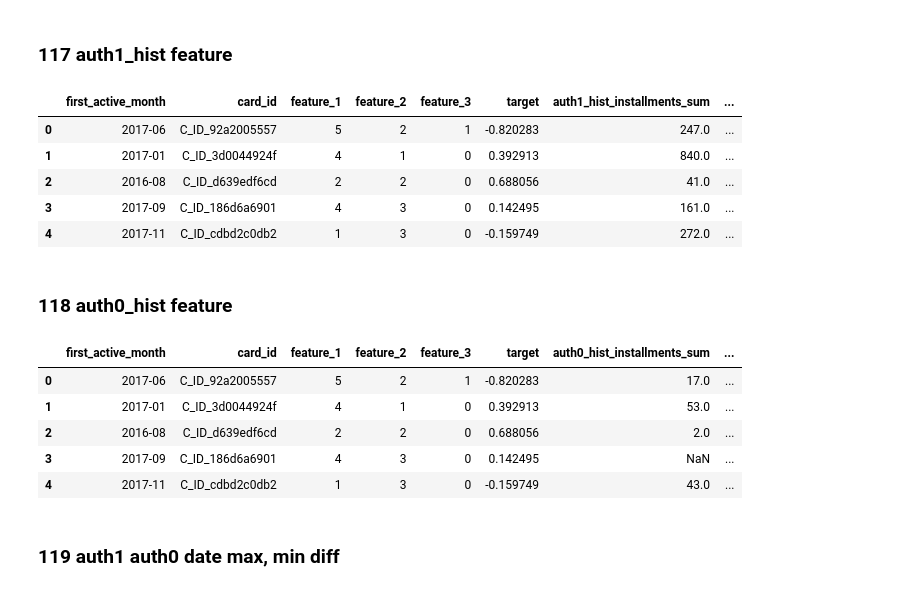
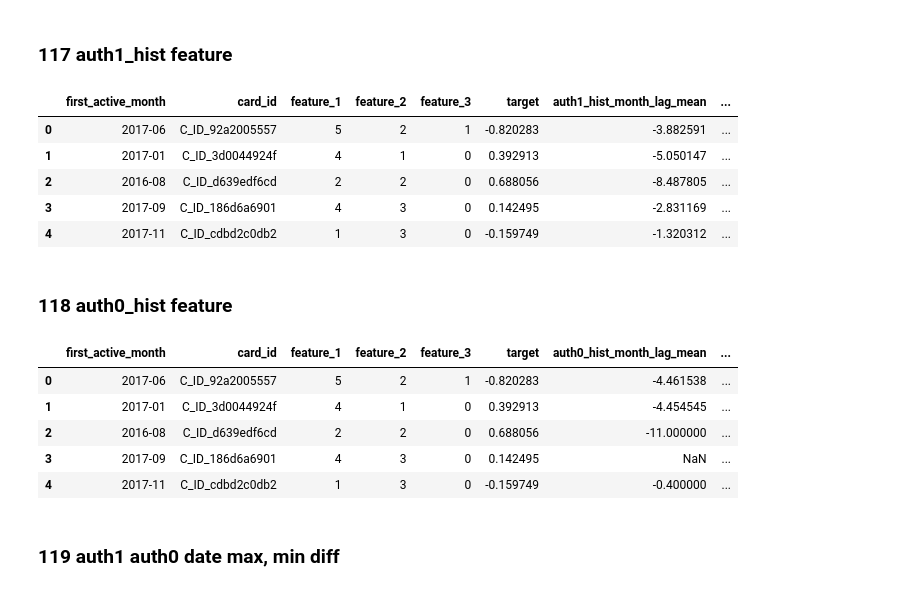
Before and after one commit to Chestnut1999/Elo-Recommendation-23place, a Jupyter notebook: jpy/152_elo_fe_cleansing_amount_install.ipynb, the cells around one changed output. Cells and saved outputs as stored; diff of their text form; code cells hidden in the pictures.

```diff
--- a/jpy/152_elo_fe_cleansing_amount_install.ipynb
+++ b/jpy/152_elo_fe_cleansing_amount_install.ipynb
@@ -83,47 +81,47 @@ SystemExit:
 # %%
 df_train = utils.read_df_pkl('../input/train0*')
 df_test = utils.read_df_pkl('../input/test0*')
 
 df = auth1_hist
 fname = 'auth1_hist'
 aggs = {}
 
-# aggs['month_lag'] = ['mean', 'var']
-# aggs['month'] = ['nunique']
-# aggs['dayofweek'] = ['nunique']
-# aggs['purchase_amount'] = ['sum','max', 'min','mean']
+aggs['month_lag'] = ['mean', 'var']
+aggs['month'] = ['nunique']
+aggs['dayofweek'] = ['nunique']
+aggs['purchase_amount'] = ['sum','max', 'min','mean']
 aggs['installments'] = ['sum','max', 'min','mean', 'std']
-# aggs['purchase_date'] = ['max','min']
-# aggs['month_diff'] = ['mean']
-# aggs['category_1'] = ['sum', 'mean']
-# aggs['card_id'] = ['size']
+aggs['purchase_date'] = ['max','min']
+aggs['month_diff'] = ['mean']
+aggs['category_1'] = ['sum', 'mean']
+aggs['card_id'] = ['size']
 
 # for col in ['category_2','category_3']:
 #     df[col+'_mean'] = df.groupby([col])['purchase_amount'].transform('mean')
 #     aggs[col+'_mean'] = ['mean']
 
 new_columns = get_new_columns(fname, aggs)
 df_agg = df.groupby('card_id').agg(aggs)
 df_agg.columns = new_columns
 df_agg.reset_index(drop=False,inplace=True)
 
 # df_agg['auth1_hist_term'] = (df_agg['auth1_hist_purchase_date_max'] - df_agg['auth1_hist_purchase_date_min']).dt.days
 # df_agg = df_agg.merge(tmp, how='inner', on=key)
 # df_agg[f'{fname}_term_ratio'] = df_agg['auth1_hist_term'] / df_agg['hist_term']
 
 # df_agg['auth1_hist_term_freq'] = df_agg['auth1_hist_card_id_size']/df_agg['auth1_hist_term']
 df_train = df_train.merge(df_agg,on='card_id',how='left')
 df_test = df_test.merge(df_agg,on='card_id',how='left')
 del df_agg
 gc.collect()
 df_train.head()
 # %% [output]
-|  | first_active_month | card_id | feature_1 | feature_2 | feature_3 | target | auth1_hist_installments_sum | ... |
-| 0 | 2017-06 | C_ID_92a2005557 | 5 | 2 | 1 | -0.820283 | 247.0 | ... |
-| 1 | 2017-01 | C_ID_3d0044924f | 4 | 1 | 0 | 0.392913 | 840.0 | ... |
-| 2 | 2016-08 | C_ID_d639edf6cd | 2 | 2 | 0 | 0.688056 | 41.0 | ... |
-| 3 | 2017-09 | C_ID_186d6a6901 | 4 | 3 | 0 | 0.142495 | 161.0 | ... |
-| 4 | 2017-11 | C_ID_cdbd2c0db2 | 1 | 3 | 0 | -0.159749 | 272.0 | ... |
+|  | first_active_month | card_id | feature_1 | feature_2 | feature_3 | target | auth1_hist_month_lag_mean | ... |
+| 0 | 2017-06 | C_ID_92a2005557 | 5 | 2 | 1 | -0.820283 | -3.882591 | ... |
+| 1 | 2017-01 | C_ID_3d0044924f | 4 | 1 | 0 | 0.392913 | -5.050147 | ... |
+| 2 | 2016-08 | C_ID_d639edf6cd | 2 | 2 | 0 | 0.688056 | -8.487805 | ... |
+| 3 | 2017-09 | C_ID_186d6a6901 | 4 | 3 | 0 | 0.142495 | -2.831169 | ... |
+| 4 | 2017-11 | C_ID_cdbd2c0db2 | 1 | 3 | 0 | -0.159749 | -1.320312 | ... |
 # %%
 # feat_no = '117_ah1_'
 feat_no = '152_ah1_'
@@ -146,13 +147,13 @@ df = auth0_hist
 fname = 'auth0_hist'
 aggs = {}
 
-# aggs['month_lag'] = ['mean', 'var']
-# aggs['purchase_amount'] = ['sum','max', 'min', 'mean']
+aggs['month_lag'] = ['mean', 'var']
+aggs['purchase_amount'] = ['sum','max', 'min', 'mean']
 aggs['installments'] = ['sum','max', 'min','mean', 'std']
-# aggs['purchase_date'] = ['max','min']
-# aggs['month_diff'] = ['mean']
-# aggs['category_1'] = ['sum', 'mean']
-# aggs['card_id'] = ['size']
+aggs['purchase_date'] = ['max','min']
+aggs['month_diff'] = ['mean']
+aggs['category_1'] = ['sum', 'mean']
+aggs['card_id'] = ['size']
 
 # for col in ['category_2','category_3']:
 #     df[col+'_mean'] = df.groupby([col])['purchase_amount'].transform('mean')
@@ -174,12 +175,12 @@ del df_agg
 gc.collect()
 df_train.head()
 # %% [output]
-|  | first_active_month | card_id | feature_1 | feature_2 | feature_3 | target | auth0_hist_installments_sum | ... |
-| 0 | 2017-06 | C_ID_92a2005557 | 5 | 2 | 1 | -0.820283 | 17.0 | ... |
-| 1 | 2017-01 | C_ID_3d0044924f | 4 | 1 | 0 | 0.392913 | 53.0 | ... |
-| 2 | 2016-08 | C_ID_d639edf6cd | 2 | 2 | 0 | 0.688056 | 2.0 | ... |
+|  | first_active_month | card_id | feature_1 | feature_2 | feature_3 | target | auth0_hist_month_lag_mean | ... |
+| 0 | 2017-06 | C_ID_92a2005557 | 5 | 2 | 1 | -0.820283 | -4.461538 | ... |
+| 1 | 2017-01 | C_ID_3d0044924f | 4 | 1 | 0 | 0.392913 | -4.454545 | ... |
+| 2 | 2016-08 | C_ID_d639edf6cd | 2 | 2 | 0 | 0.688056 | -11.000000 | ... |
 | 3 | 2017-09 | C_ID_186d6a6901 | 4 | 3 | 0 | 0.142495 | NaN | ... |
-| 4 | 2017-11 | C_ID_cdbd2c0db2 | 1 | 3 | 0 | -0.159749 | 43.0 | ... |
+| 4 | 2017-11 | C_ID_cdbd2c0db2 | 1 | 3 | 0 | -0.159749 | -0.400000 | ... |
 # %%
 feat_no = '152_ah0_'
 ignore_features = ['first_active_month', 'card_id', target]
```
Also changed, not shown: parts of 6 cells of this notebook, 5 other files.
